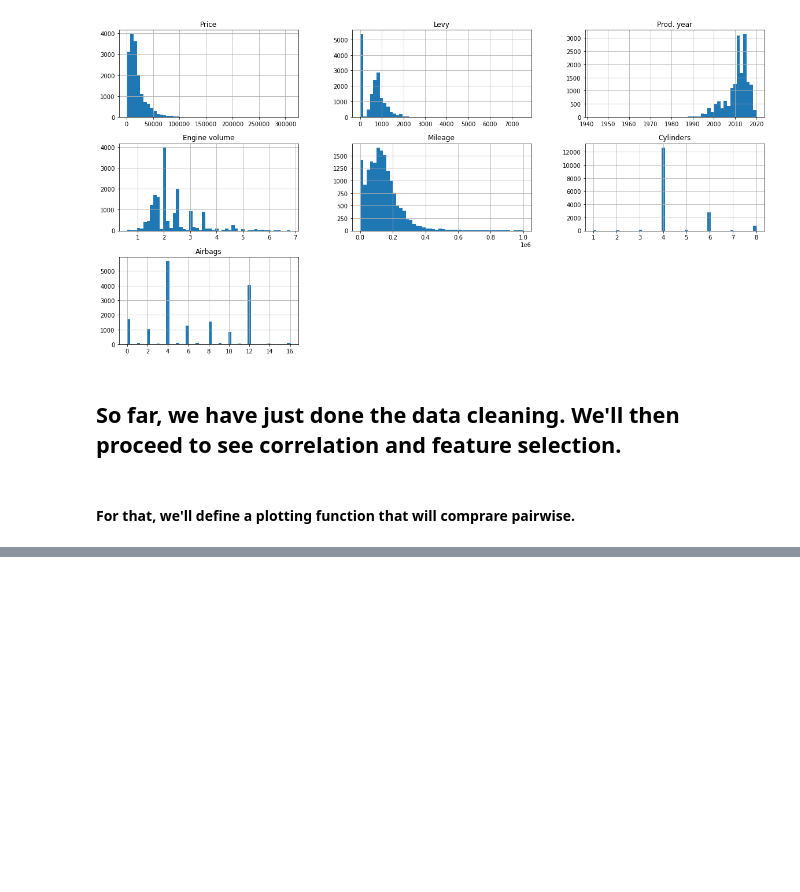
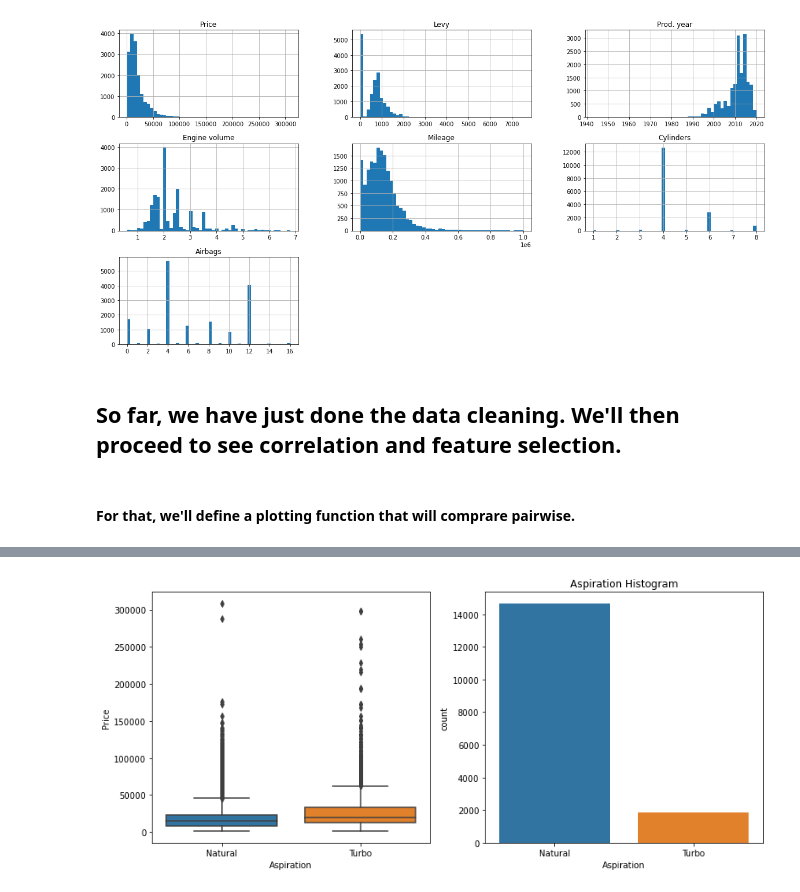
Before and after one commit to sshahidi7/Capstone---Group-3, a Jupyter notebook: Untitled.ipynb, the cells around one changed output, grey strips where cells are left out. Saved outputs shown, nothing was run; the diff lists cells and outputs as text; code cells hidden in the pictures; blank space fills up the shorter version.

```diff
--- a/Untitled.ipynb
+++ b/Untitled.ipynb
@@ -717,0 +711,14 @@ from sklearn.model_selection import train_test_split
+# %%
+plt.figure(figsize=(20, 12))
+
+plt.subplot(2,3,1)
+sns.boxplot(x = 'Aspiration', y = 'Price', data = cars)
+
+plt.subplot(2,3,2)
+plt.title('Aspiration Histogram')
+order = cars['Aspiration'].value_counts(ascending=False).index
+sns.countplot(x='Aspiration', data=cars, order=order)
+
+plt.show()
+# %% [output]
+[figure, added]
```
Also changed, not shown: parts of 20 cells of this notebook.
